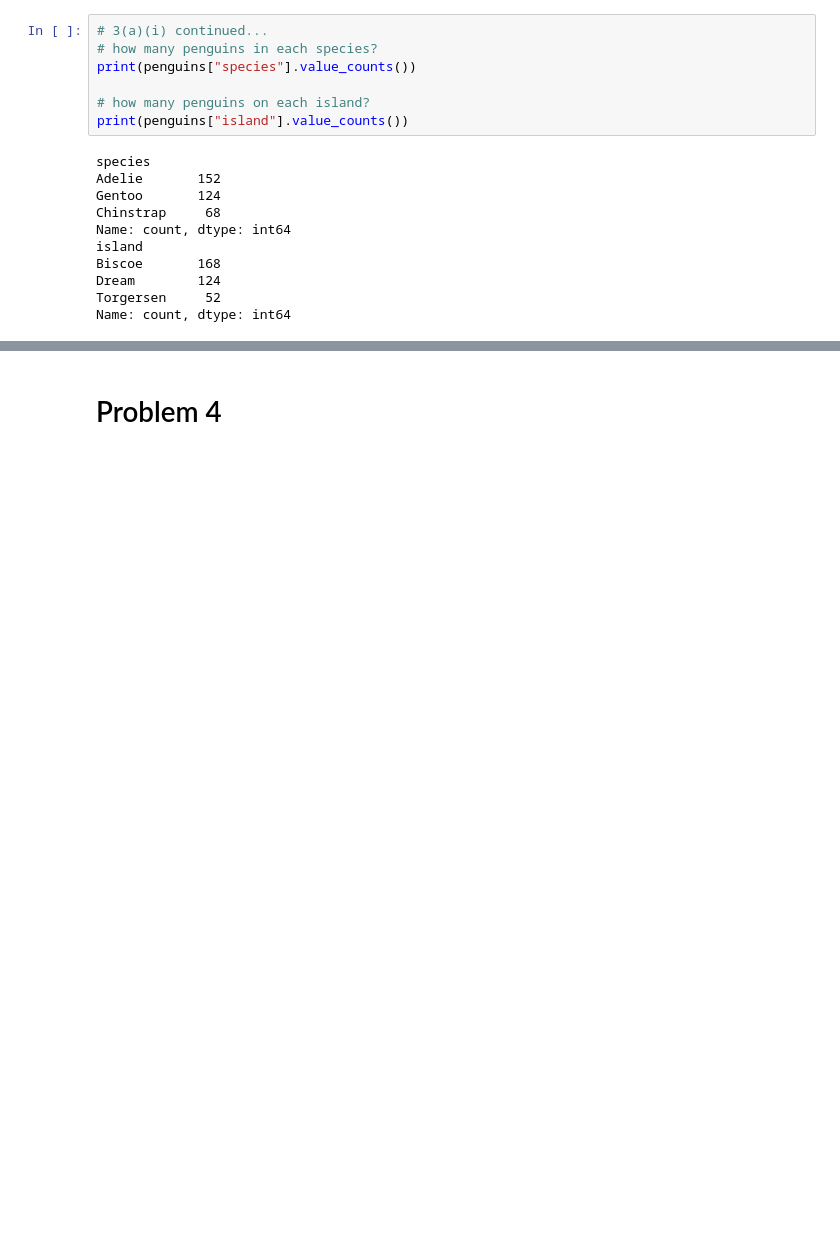
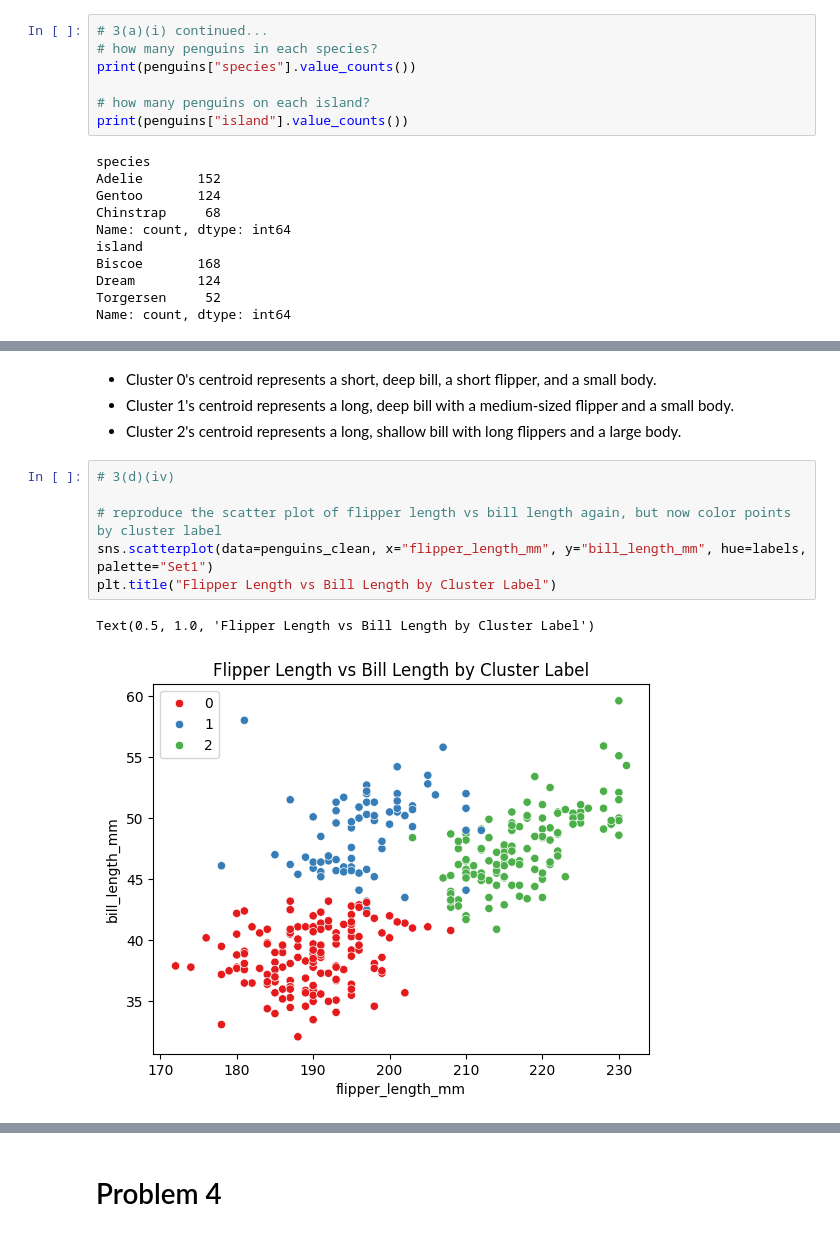
Before and after one commit to sonirohan/intro-ml, a Jupyter notebook: hw3/hw3.ipynb, the cells around one changed output, grey strips where cells are left out. Cells and saved outputs as stored; diff of their text form; blank space fills up the shorter version.

```diff
--- a/hw3/hw3.ipynb
+++ b/hw3/hw3.ipynb
@@ -53,0 +262,13 @@ Name: count, dtype: int64
+# %% [markdown]
+ - Cluster 0's centroid represents a short, deep bill, a short flipper, and a small body.
+ - Cluster 1's centroid represents a long, deep bill with a medium-sized flipper and a small body.
+ - Cluster 2's centroid represents a long, shallow bill with long flippers and a large body.
+# %%
+# 3(d)(iv)
+
+# reproduce the scatter plot of flipper length vs bill length again, but now color points by cluster label
+sns.scatterplot(data=penguins_clean, x="flipper_length_mm", y="bill_length_mm", hue=labels, palette="Set1")
+plt.title("Flipper Length vs Bill Length by Cluster Label")
+# %% [output]
+Text(0.5, 1.0, 'Flipper Length vs Bill Length by Cluster Label')
+[figure, added]
```
Also changed, not shown: parts of 31 cells of this notebook.
